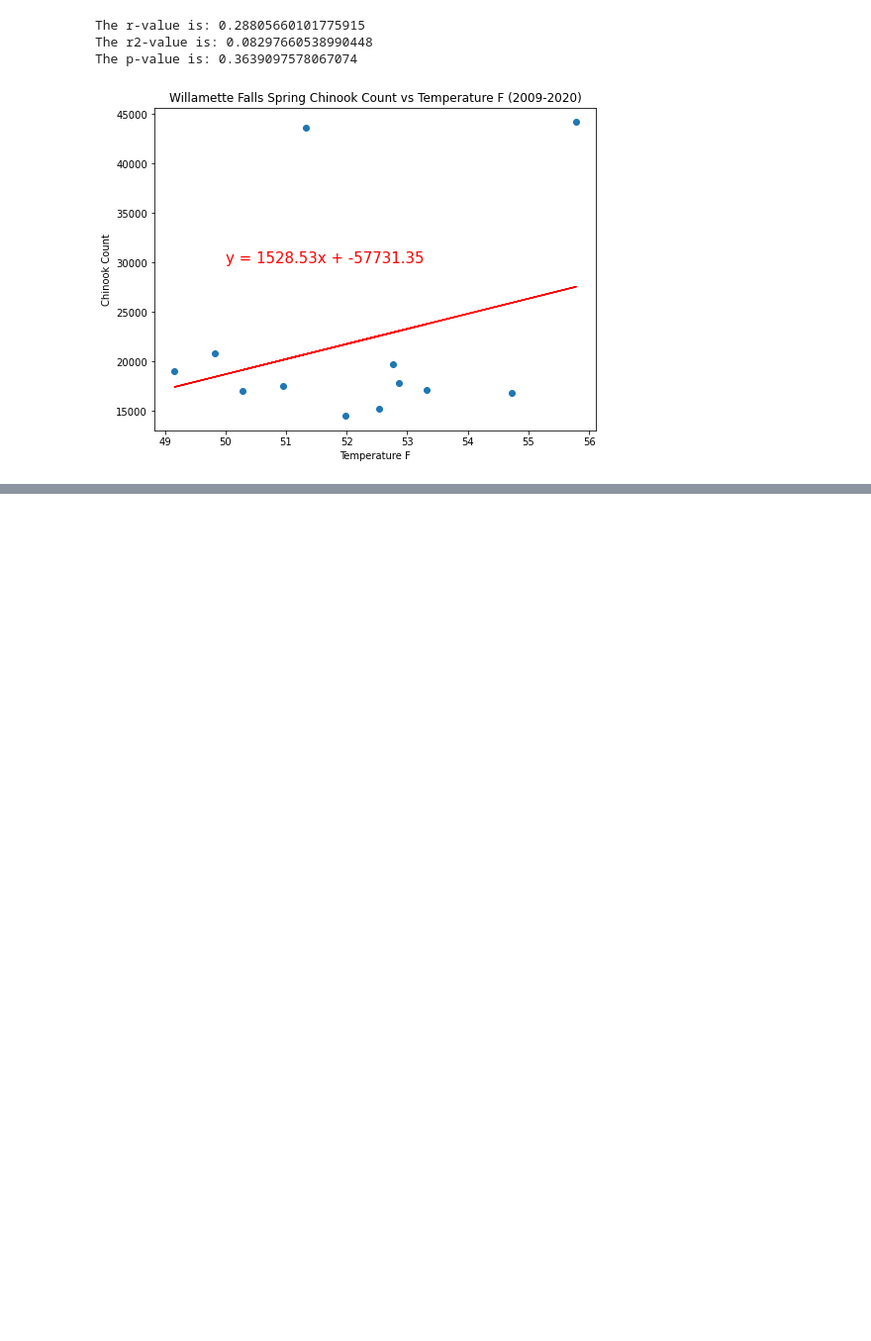
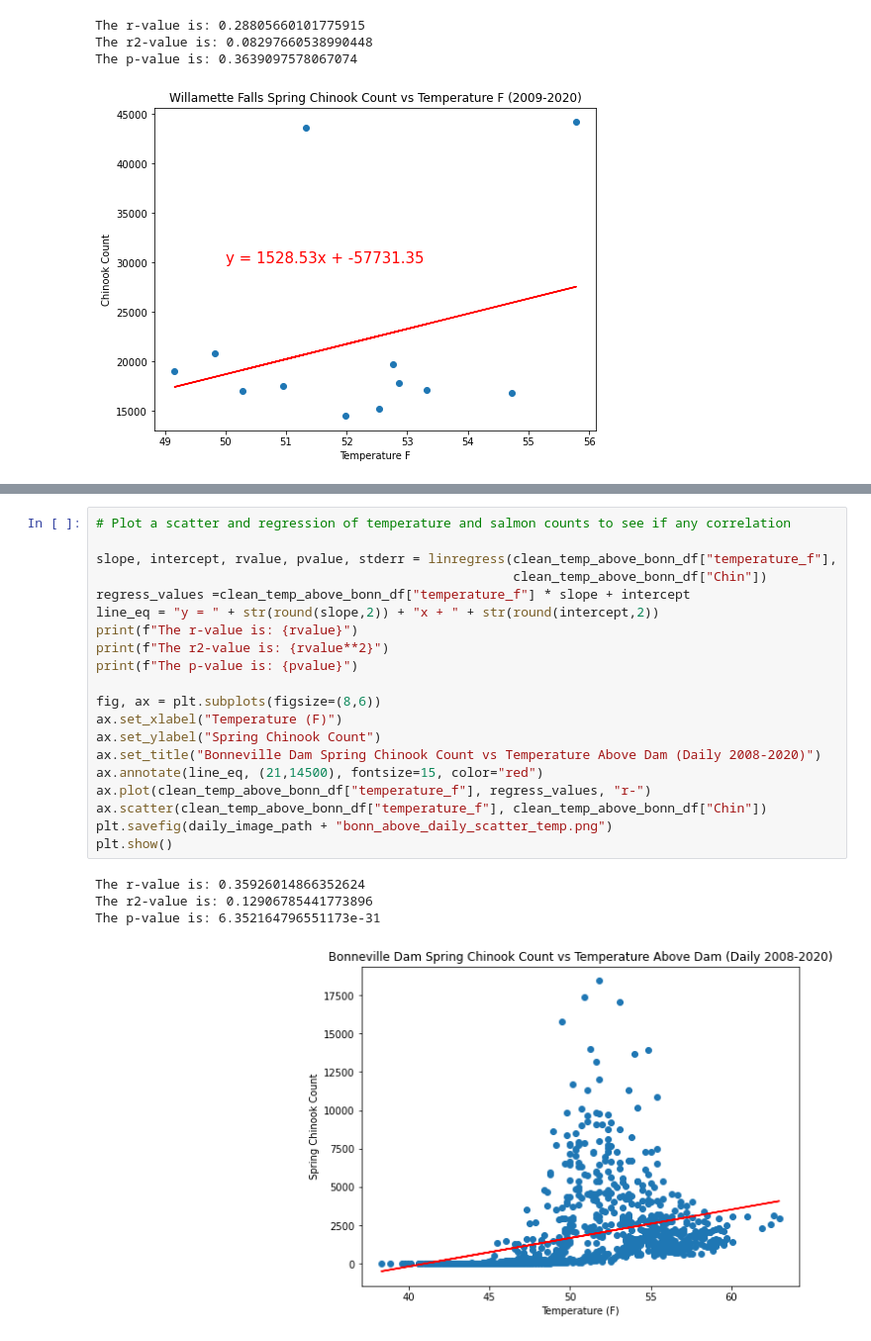
Before and after one commit to jayhjman/bootcamp-project1, a Jupyter notebook: last_willamette.ipynb, the cells around one changed output, grey strips where cells are left out. Shown at 99% size. Cells and saved outputs as stored; diff of their text form; blank space fills up the shorter version.

```diff
--- a/last_willamette.ipynb
+++ b/last_willamette.ipynb
@@ -193,0 +237,25 @@ The p-value is: 0.3639097578067074
+# %%
+# Plot a scatter and regression of temperature and salmon counts to see if any correlation
+
+slope, intercept, rvalue, pvalue, stderr = linregress(clean_temp_above_bonn_df["temperature_f"],
+                                                      clean_temp_above_bonn_df["Chin"])
+regress_values =clean_temp_above_bonn_df["temperature_f"] * slope + intercept
+line_eq = "y = " + str(round(slope,2)) + "x + " + str(round(intercept,2))
+print(f"The r-value is: {rvalue}")
+print(f"The r2-value is: {rvalue**2}")
+print(f"The p-value is: {pvalue}")
+
+fig, ax = plt.subplots(figsize=(8,6))
+ax.set_xlabel("Temperature (F)")
+ax.set_ylabel("Spring Chinook Count")
+ax.set_title("Bonneville Dam Spring Chinook Count vs Temperature Above Dam (Daily 2008-2020)")
+ax.annotate(line_eq, (21,14500), fontsize=15, color="red")
+ax.plot(clean_temp_above_bonn_df["temperature_f"], regress_values, "r-")
+ax.scatter(clean_temp_above_bonn_df["temperature_f"], clean_temp_above_bonn_df["Chin"])
+plt.savefig(daily_image_path + "bonn_above_daily_scatter_temp.png")
+plt.show()
+# %% [output]
+The r-value is: 0.35926014866352624
+The r2-value is: 0.12906785441773896
+The p-value is: 6.352164796551173e-31
+[figure, added]
```
Also changed, not shown: parts of 7 cells of this notebook, 4 other files.
